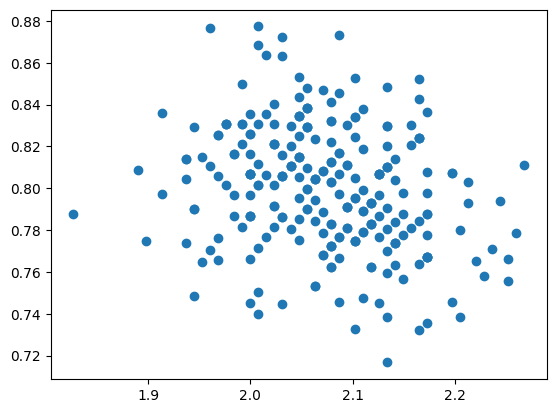
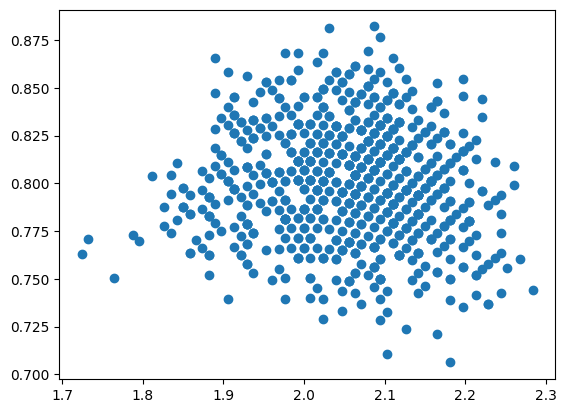
Code edit (unified diff) that turned the first committed figure into the second:
--- before
+++ after
@@ -1,5 +1,16 @@
 import pandas as pd
+import mplcursors
 import matplotlib.pyplot as plt
-df = pd.read_csv(r"results2-mean\data.csv")
+df = pd.read_csv(r"Donnees_TMs\Annee_1\results.csv")
 
 plt.scatter(df["Mean"],df["Std"])
+# Assuming the scatter plot is created as plt.scatter(df["Mean"], df["Std"])
+# Add hover functionality
+cursor = mplcursors.cursor(hover=True)
+
[email redacted]("add")
+def on_add(sel):
+    # Get the index of the hovered point
+    index = sel.index
+    # Display the Id
+    sel.annotation.set_text(f'Id: {df.iloc[index]["Id"]}')

Commit: value of repartition